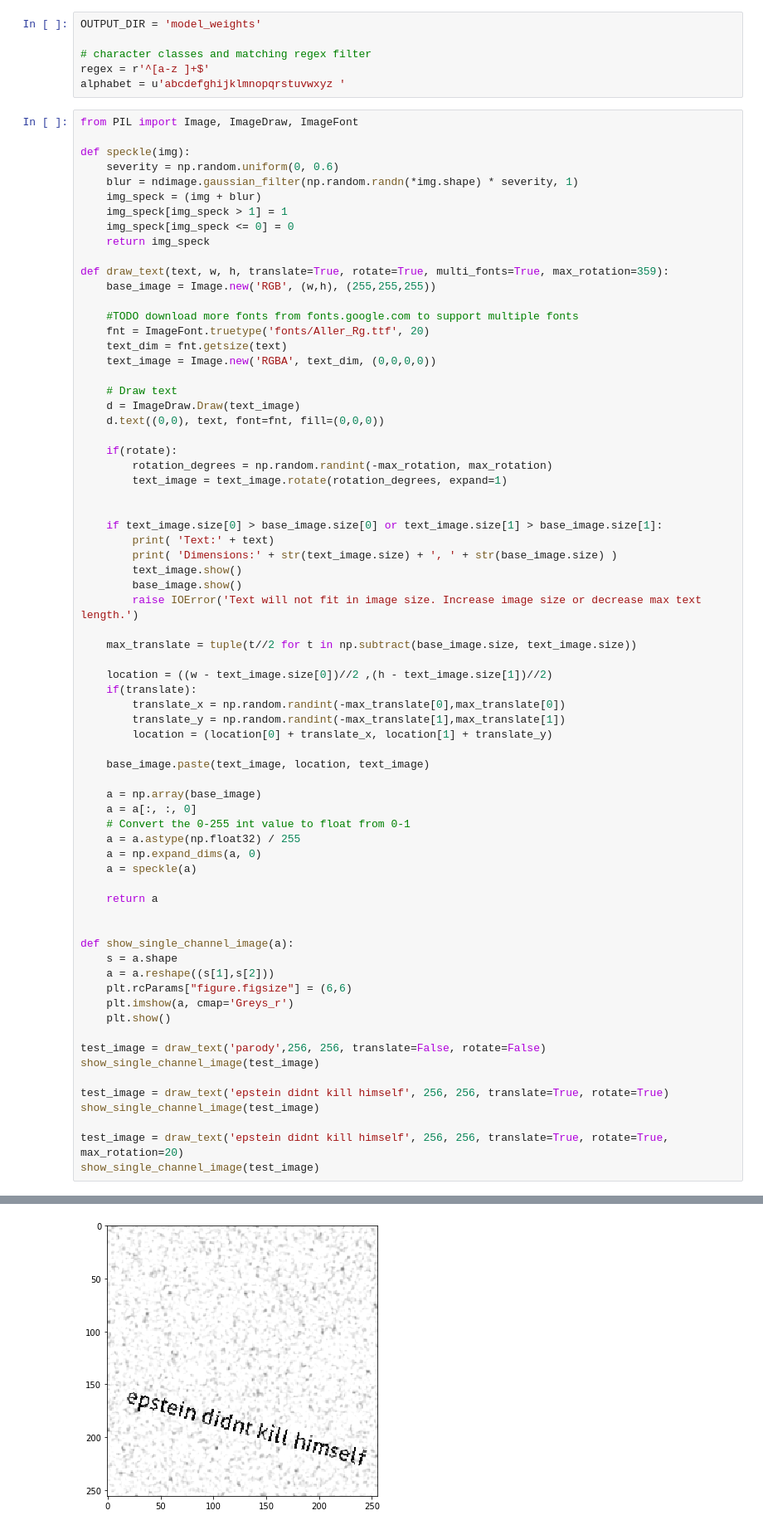
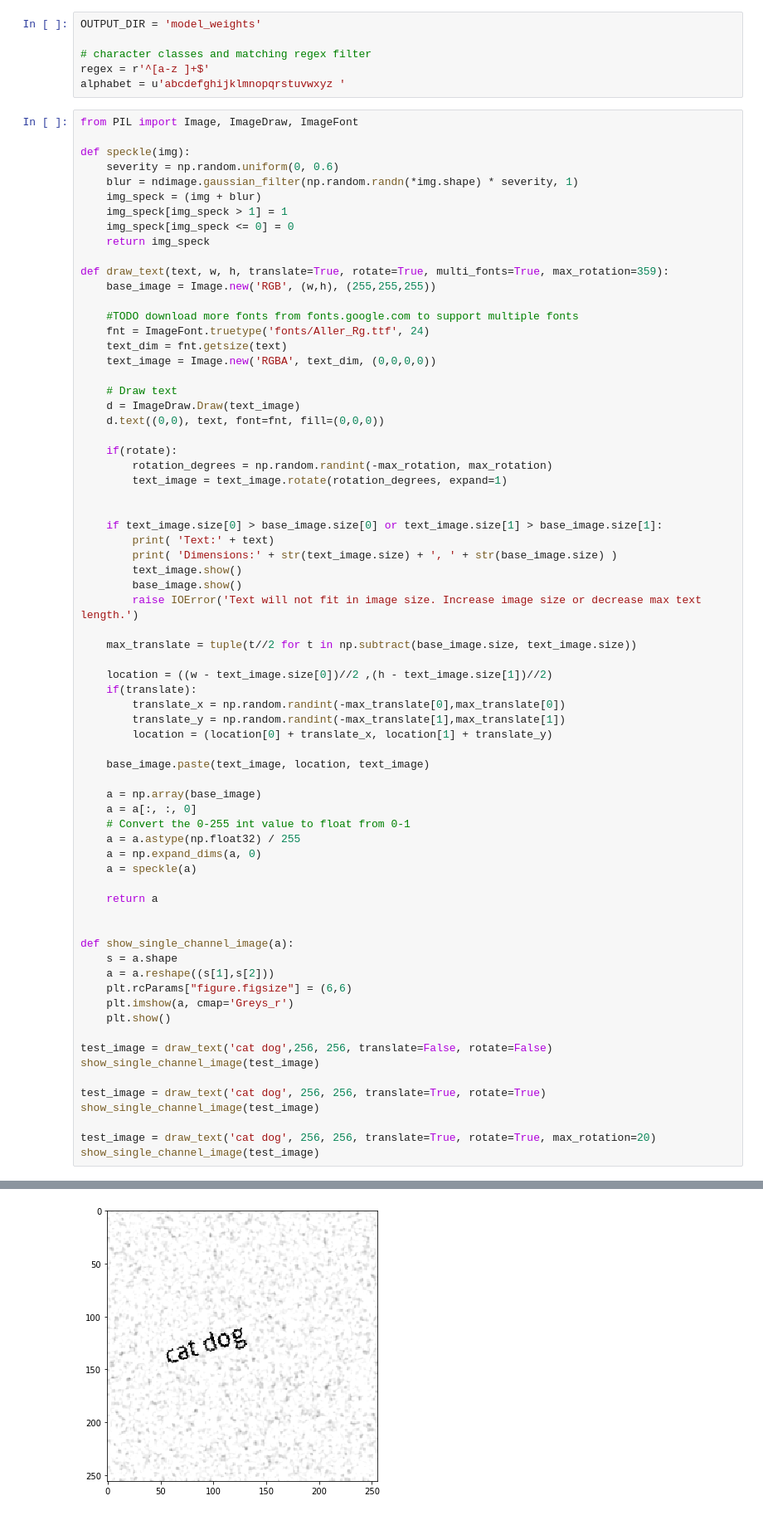
Before and after one commit to startoftext/image2text, a Jupyter notebook: image2text.ipynb, the cells around one changed output, grey strips where cells are left out. Shown at 83% size. Drawn from its saved outputs; the diff is of its cells as text.

```diff
--- a/image2text.ipynb
+++ b/image2text.ipynb
@@ -100,7 +122,7 @@ def draw_text(text, w, h, translate=True, rotate=True, multi_fonts=True, max_rot
     base_image = Image.new('RGB', (w,h), (255,255,255))
 
     #TODO download more fonts from fonts.google.com to support multiple fonts
-    fnt = ImageFont.truetype('fonts/Aller_Rg.ttf', 20)
+    fnt = ImageFont.truetype('fonts/Aller_Rg.ttf', 24)
     text_dim = fnt.getsize(text)
     text_image = Image.new('RGBA', text_dim, (0,0,0,0))
 
@@ -147,12 +169,12 @@ def show_single_channel_image(a):
     plt.imshow(a, cmap='Greys_r')
     plt.show()
 
-test_image = draw_text('parody',256, 256, translate=False, rotate=False)
+test_image = draw_text('cat dog',256, 256, translate=False, rotate=False)
 show_single_channel_image(test_image)
 
-test_image = draw_text('epstein didnt kill himself', 256, 256, translate=True, rotate=True)
+test_image = draw_text('cat dog', 256, 256, translate=True, rotate=True)
 show_single_channel_image(test_image)
 
-test_image = draw_text('epstein didnt kill himself', 256, 256, translate=True, rotate=True, max_rotation=20)
+test_image = draw_text('cat dog', 256, 256, translate=True, rotate=True, max_rotation=20)
 show_single_channel_image(test_image)
 # %% [output]
@@ -161,4 +183,4 @@ show_single_channel_image(test_image)
-[figure, old version]
+[figure, new version]
 # %%
 # This is pulled from https://github.com/Tony607/keras-image-ocr
 def shuffle_mats_or_lists(matrix_list, stop_ind=None):
```
Also changed, not shown: parts of 11 cells of this notebook.
